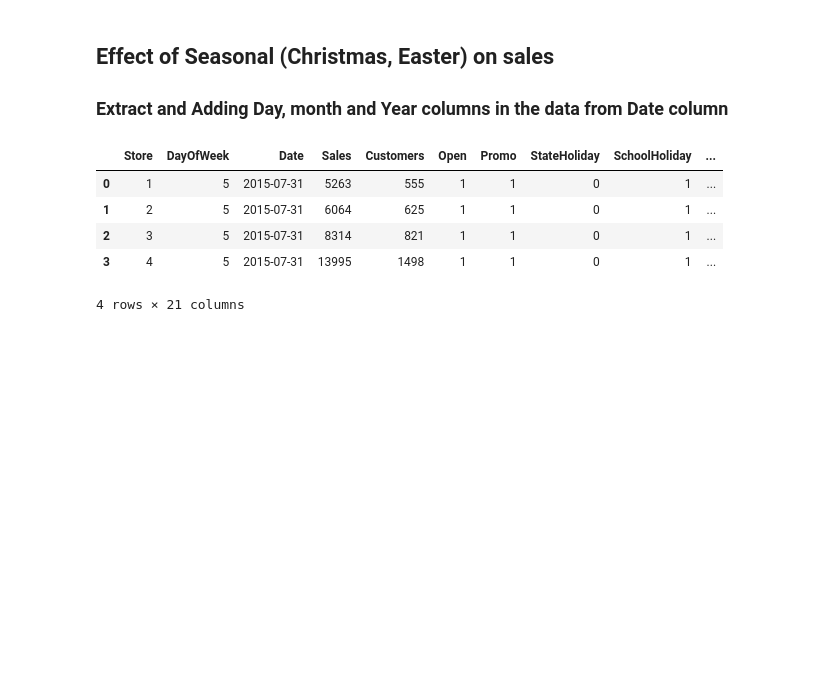
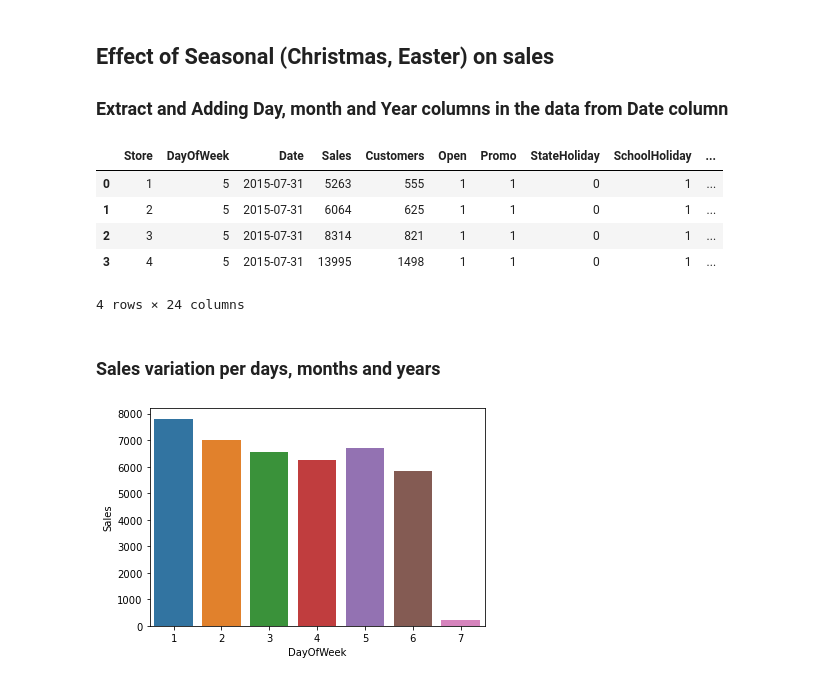
Before and after one commit to Caphace-Ethan/Pharmaceutical-Sales-Prediction, a Jupyter notebook: notebooks/Exploration_of_customer_purchasing_behavior.ipynb, the cells around one changed output. Drawn from its saved outputs; the diff is of its cells as text; code cells hidden in the pictures; blank space fills up the shorter version.

Commit message:
Interpretation of Sales Vs different Times of the year(s)

```diff
--- a/notebooks/Exploration_of_customer_purchasing_behavior.ipynb
+++ b/notebooks/Exploration_of_customer_purchasing_behavior.ipynb
@@ -266,9 +266,9 @@ plt.show()
 ### Extract and Adding Day, month and Year columns in the data from Date column
 # %%
 combined_train_store_data.Date = pd.to_datetime(combined_train_store_data.Date)
-combined_train_store_data['Day'] = combined_train_store_data.Date.dt.day
-combined_train_store_data['Month'] = combined_train_store_data.Date.dt.month
-combined_train_store_data['Year'] = combined_train_store_data.Date.dt.year
+combined_train_store_data['day'] = combined_train_store_data.Date.dt.day
+combined_train_store_data['month'] = combined_train_store_data.Date.dt.month
+combined_train_store_data['year'] = combined_train_store_data.Date.dt.year
 combined_train_store_data.head(4)
 # %% [output]
 |  | Store | DayOfWeek | Date | Sales | Customers | Open | Promo | StateHoliday | SchoolHoliday | ... |
@@ -276,4 +276,13 @@ combined_train_store_data.head(4)
 | 1 | 2 | 5 | 2015-07-31 | 6064 | 625 | 1 | 1 | 0 | 1 | ... |
 | 2 | 3 | 5 | 2015-07-31 | 8314 | 821 | 1 | 1 | 0 | 1 | ... |
 | 3 | 4 | 5 | 2015-07-31 | 13995 | 1498 | 1 | 1 | 0 | 1 | ... |
-4 rows × 21 columns
+4 rows × 24 columns
+# %% [markdown]
+### Sales variation per days, months and years
+# %%
+
+values = combined_train_store_data.groupby(combined_train_store_data.DayOfWeek).mean().Sales
+sns.barplot(y = values, x = values.index)
+plt.show()
+# %% [output]
+[figure, added]
```
Also changed, not shown: parts of 4 cells of this notebook.
